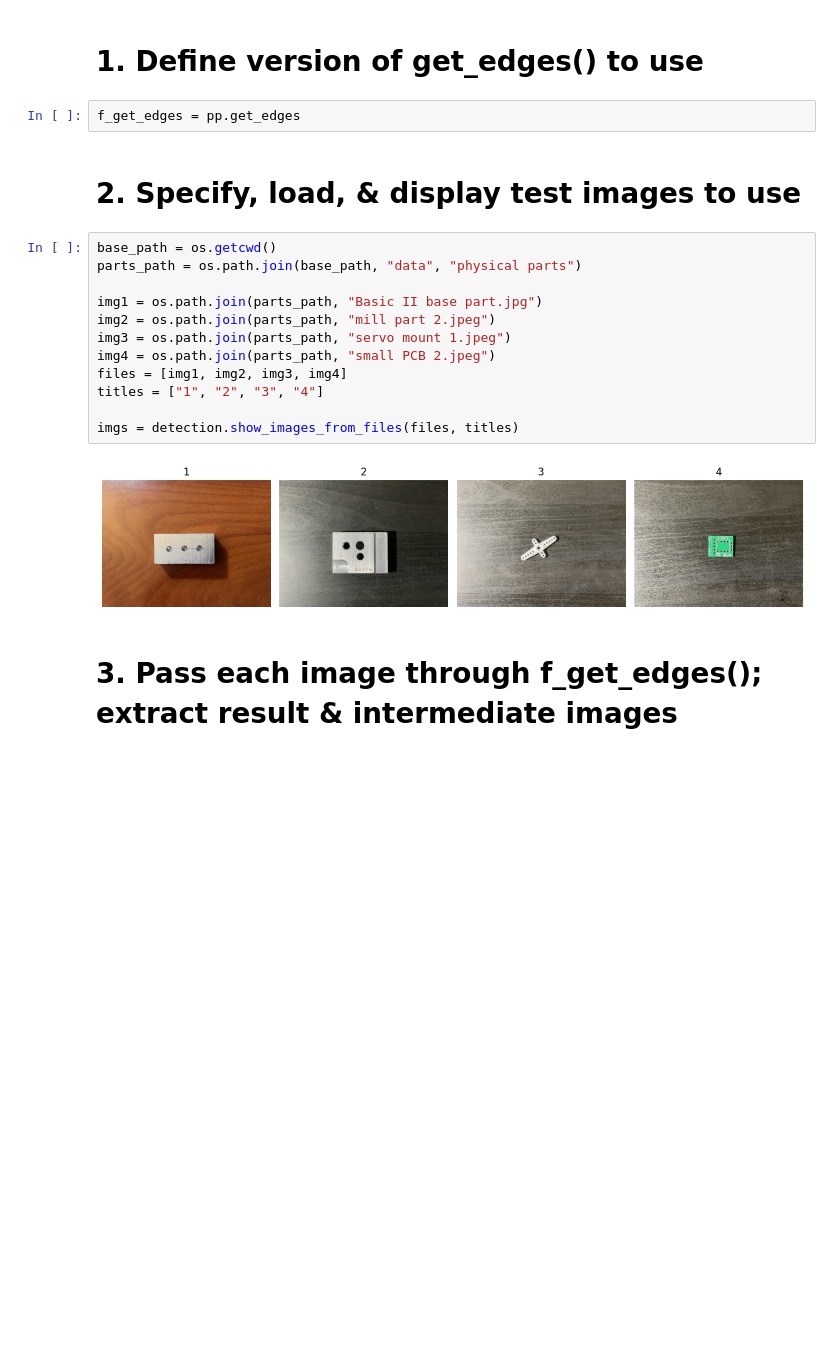
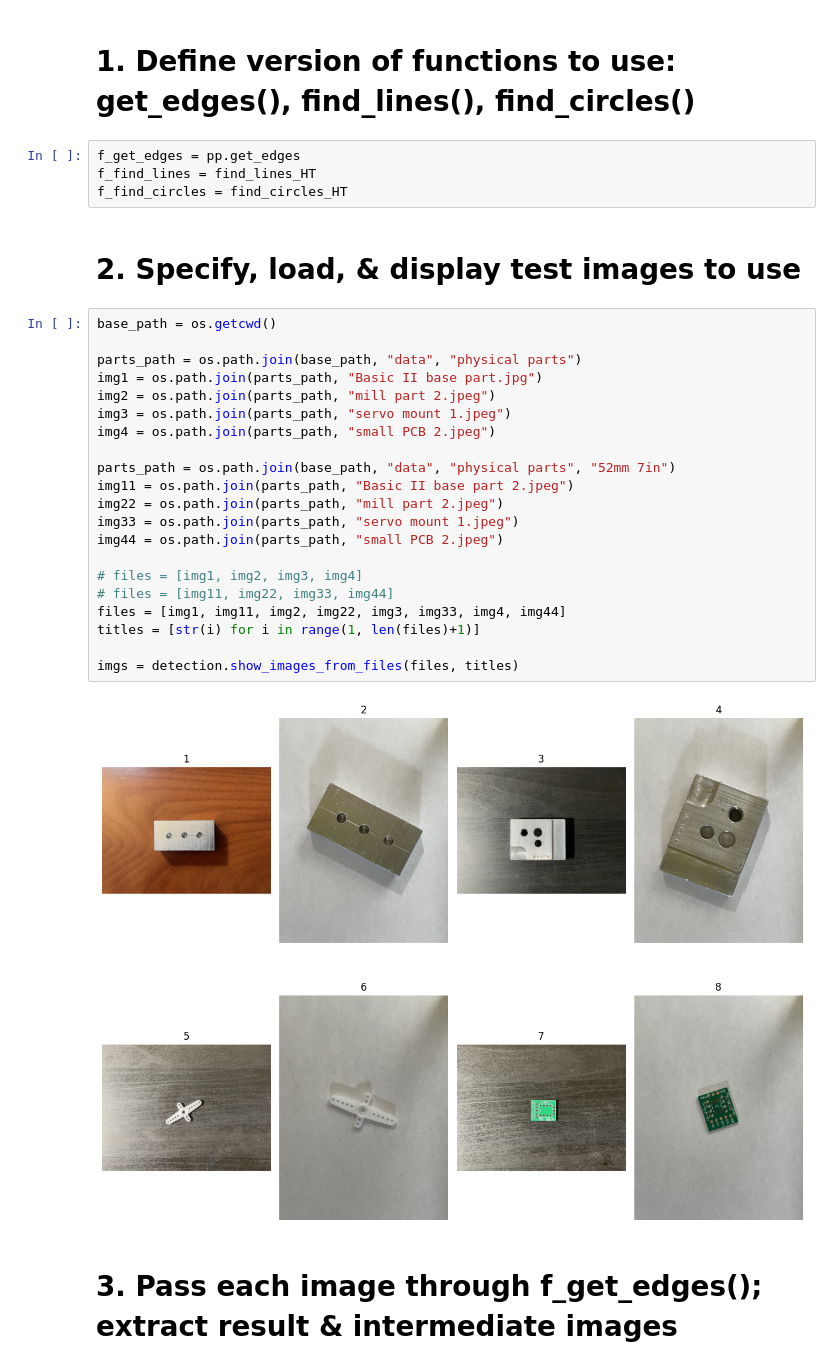
Before and after one commit to Zack-szh/CV-Based-Geometric-Dimensioning-Tolerancing, a Jupyter notebook: testing_pp_generalization.ipynb, the cells around one changed output. Cells and saved outputs as stored; diff of their text form; blank space fills up the shorter version.

```diff
--- a/testing_pp_generalization.ipynb
+++ b/testing_pp_generalization.ipynb
@@ -7,23 +71,34 @@ import matplotlib.pyplot as plt
 # %% [markdown]
-# 1. Define version of get_edges() to use
+# 1. Define version of functions to use: get_edges(), find_lines(), find_circles()
 # %%
 f_get_edges = pp.get_edges
+f_find_lines = find_lines_HT
+f_find_circles = find_circles_HT
 # %% [markdown]
 # 2. Specify, load, & display test images to use
 # %%
 base_path = os.getcwd()
+
 parts_path = os.path.join(base_path, "data", "physical parts")
-
 img1 = os.path.join(parts_path, "Basic II base part.jpg")
 img2 = os.path.join(parts_path, "mill part 2.jpeg")
 img3 = os.path.join(parts_path, "servo mount 1.jpeg")
 img4 = os.path.join(parts_path, "small PCB 2.jpeg")
-files = [img1, img2, img3, img4]
-titles = ["1", "2", "3", "4"]
+
+parts_path = os.path.join(base_path, "data", "physical parts", "52mm 7in")
+img11 = os.path.join(parts_path, "Basic II base part 2.jpeg")
+img22 = os.path.join(parts_path, "mill part 2.jpeg")
+img33 = os.path.join(parts_path, "servo mount 1.jpeg")
+img44 = os.path.join(parts_path, "small PCB 2.jpeg")
+
+# files = [img1, img2, img3, img4]
+# files = [img11, img22, img33, img44]
+files = [img1, img11, img2, img22, img3, img33, img4, img44]
+titles = [str(i) for i in range(1, len(files)+1)]
 
 imgs = detection.show_images_from_files(files, titles)
 # %% [output]
-[figure, old version]
+[figure, new version]
 # %% [markdown]
 # 3. Pass each image through f_get_edges(); extract result & intermediate images
 # %%
```
Also changed, not shown: parts of 5 cells of this notebook.
